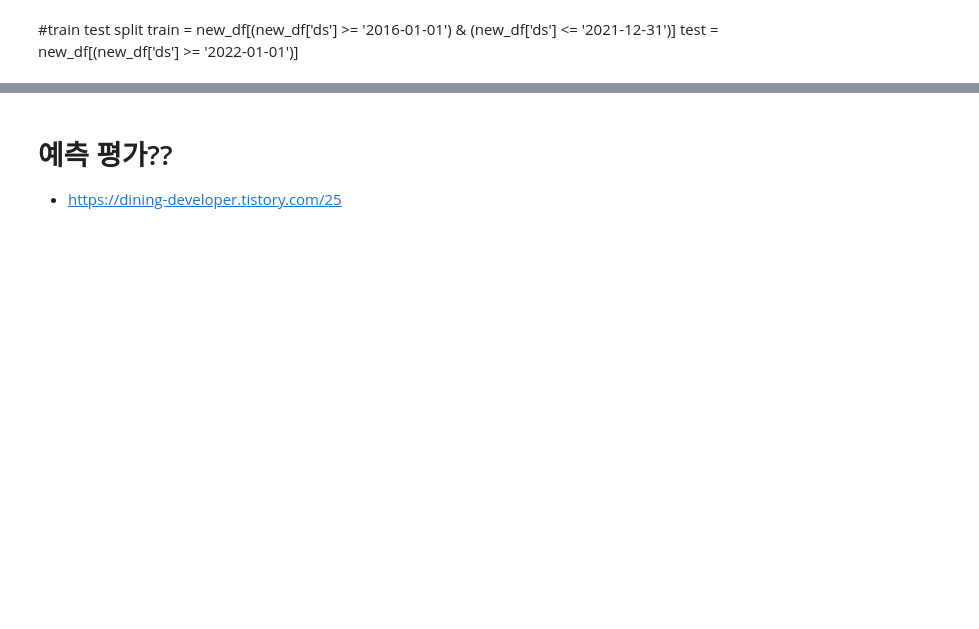
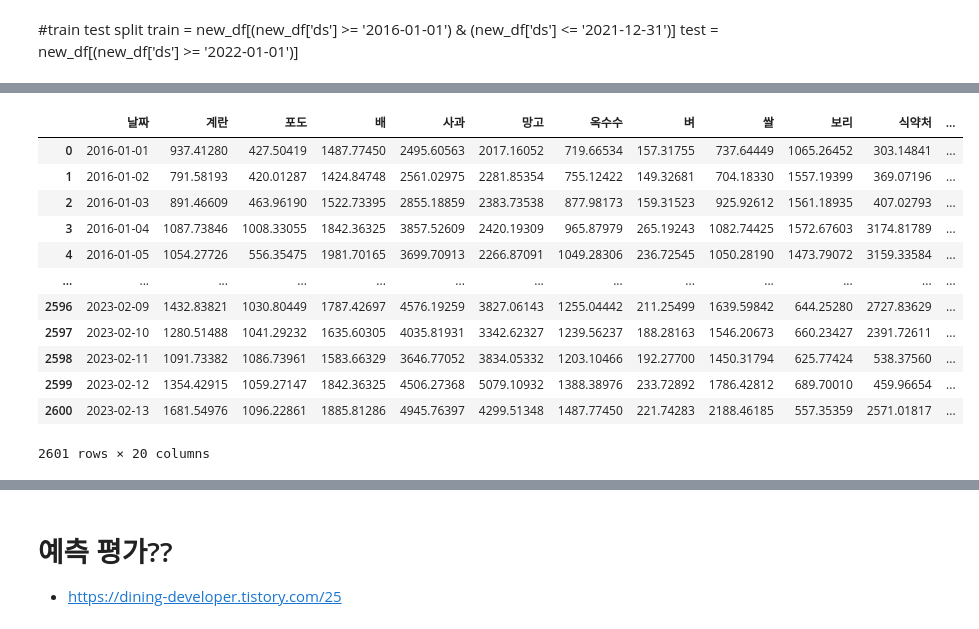
Before and after one commit to LeeKunHa/Anomaly-Detection-Model-for-Food-Terms-Based-on-Naver-Keyword-Search-Volume, a Jupyter notebook: Anomaly_Detection.ipynb, the cells around one changed output, grey strips where cells are left out. Cells and saved outputs as stored; diff of their text form; code cells hidden in the pictures; blank space fills up the shorter version.

Commit message:
(not important)

```diff
--- a/Anomaly_Detection.ipynb
+++ b/Anomaly_Detection.ipynb
@@ -8,9 +39,12 @@
 # %% [markdown]
 ## !!!!!train은 어제까지로 바꾸고, forecast에 어제부터로 해야하는거 아닌지??
 # %%
-from datetime import timedelta
+final_df = df_.copy()
+final_df['날짜'] = final_df['날짜'].astype('datetime64[ns]')
+final_df = final_df.iloc[:,:20]
 df_anomaly = final_df[['날짜']]
 col_na = []
+weight = 1.5
 
 final_df = final_df[final_df.columns[final_df.apply(lambda x: len(x[x.notnull().values]) > 30).values == True]] # 값이 30개 이상인 항목만
 for search_key in tqdm(final_df.columns[1:]): #'날짜'제외
@@ -22,15 +56,18 @@ for search_key in tqdm(final_df.columns[1:]): #'날짜'제외
     m.fit(new_df_prophet)
     future = m.make_future_dataframe(periods=365, freq='D')
     forecast = m.predict(future)
-    forecast[['ds','yhat','yhat_lower','yhat_upper']].tail(10)
+    #new_df_prophet['ds'] = new_df_prophet['ds'].astype('datetime64[ns]')
     result = pd.concat([new_df_prophet.set_index('ds')['y'], forecast.set_index('ds')[['yhat','yhat_lower','yhat_upper']]], axis=1)
     result['error'] = result['y'] - result['yhat'] #실제값 - 예측값범위
     result['uncertainty'] = result['yhat_upper'] - result['yhat_lower'] #범위, 불확실성
     # 본래 abs를 붙여 낮게 나온 이상치도 출력하는 코드였지만, 검색어 특성상 높게 나온 지점만 산출하기 위해 abs 삭제
     #비율에 따라, 검색량이 절대적으로 적은(일정 수치 이하) 경우는 가중치를 바꾸도록??
-    result['anomaly'] = result.apply(lambda x: 'Yes' if((x['error']) > 1*x['uncertainty']) else 'No', axis = 1) #원래는 1.5. 나는 0.4
+    result['anomaly'] = result.apply(lambda x: 'Yes' if((x['error']) > weight*x['uncertainty']) else 'No', axis = 1) #원래는 1.5. 나는 0.4
+    result['anomaly'] = result.apply(lambda x: 'Low' if (x['anomaly']=='Yes') & (x['y'] < 10000) else 'Yes' if (x['anomaly']=='Yes') & (x['y'] >= 1000) else 'No', axis=1) #1000 이하는 Low로
+    result = result.fillna(0)
+    result['label'] = [[x[0],x[-1]] for x in result.values] # 컬럼에 y,anomaly 할당
     #result_new = result[result['anomaly']=='Yes']
     #anomaly_list = list(result_new.index)
-    df_temp = result['anomaly'].reset_index().rename(columns={'ds':'날짜','anomaly':search_key})
+    df_temp = result['label'].reset_index().rename(columns={'ds':'날짜','label':search_key})
     df_anomaly = pd.merge(df_anomaly,df_temp, on = '날짜')
 df_anomaly
@@ -345,0 +753,16 @@ single_day
+# %%
+final_df
+# %% [output]
+|  | 날짜 | 계란 | 포도 | 배 | 사과 | 망고 | 옥수수 | 벼 | 쌀 | 보리 | 식약처 | ... |
+| 0 | 2016-01-01 | 937.41280 | 427.50419 | 1487.77450 | 2495.60563 | 2017.16052 | 719.66534 | 157.31755 | 737.64449 | 1065.26452 | 303.14841 | ... |
+| 1 | 2016-01-02 | 791.58193 | 420.01287 | 1424.84748 | 2561.02975 | 2281.85354 | 755.12422 | 149.32681 | 704.18330 | 1557.19399 | 369.07196 | ... |
+| 2 | 2016-01-03 | 891.46609 | 463.96190 | 1522.73395 | 2855.18859 | 2383.73538 | 877.98173 | 159.31523 | 925.92612 | 1561.18935 | 407.02793 | ... |
+| 3 | 2016-01-04 | 1087.73846 | 1008.33055 | 1842.36325 | 3857.52609 | 2420.19309 | 965.87979 | 265.19243 | 1082.74425 | 1572.67603 | 3174.81789 | ... |
+| 4 | 2016-01-05 | 1054.27726 | 556.35475 | 1981.70165 | 3699.70913 | 2266.87091 | 1049.28306 | 236.72545 | 1050.28190 | 1473.79072 | 3159.33584 | ... |
+| ... | ... | ... | ... | ... | ... | ... | ... | ... | ... | ... | ... | ... |
+| 2596 | 2023-02-09 | 1432.83821 | 1030.80449 | 1787.42697 | 4576.19259 | 3827.06143 | 1255.04442 | 211.25499 | 1639.59842 | 644.25280 | 2727.83629 | ... |
+| 2597 | 2023-02-10 | 1280.51488 | 1041.29232 | 1635.60305 | 4035.81931 | 3342.62327 | 1239.56237 | 188.28163 | 1546.20673 | 660.23427 | 2391.72611 | ... |
+| 2598 | 2023-02-11 | 1091.73382 | 1086.73961 | 1583.66329 | 3646.77052 | 3834.05332 | 1203.10466 | 192.27700 | 1450.31794 | 625.77424 | 538.37560 | ... |
+| 2599 | 2023-02-12 | 1354.42915 | 1059.27147 | 1842.36325 | 4506.27368 | 5079.10932 | 1388.38976 | 233.72892 | 1786.42812 | 689.70010 | 459.96654 | ... |
+| 2600 | 2023-02-13 | 1681.54976 | 1096.22861 | 1885.81286 | 4945.76397 | 4299.51348 | 1487.77450 | 221.74283 | 2188.46185 | 557.35359 | 2571.01817 | ... |
+2601 rows × 20 columns
```
Also changed, not shown: parts of 74 cells of this notebook, 1 other file.
